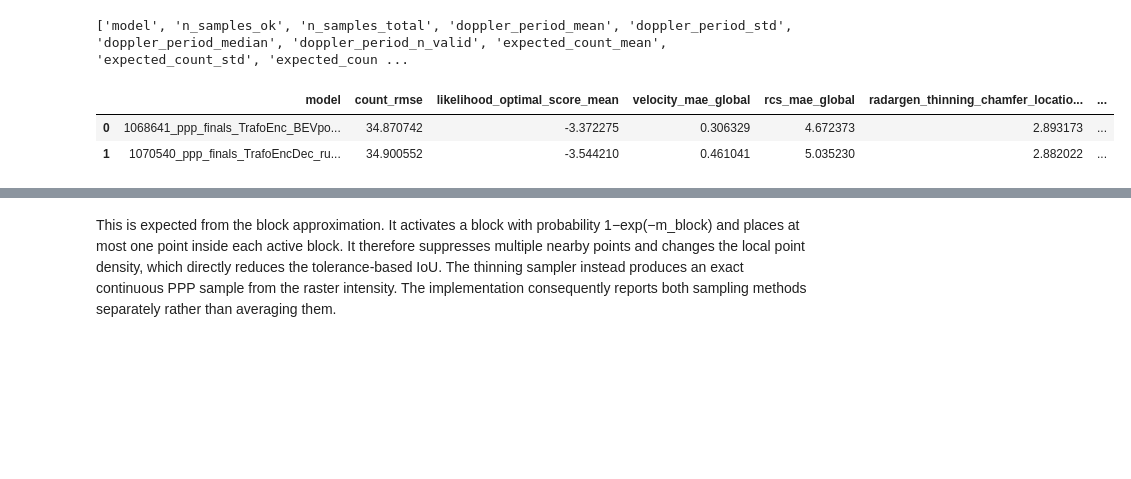
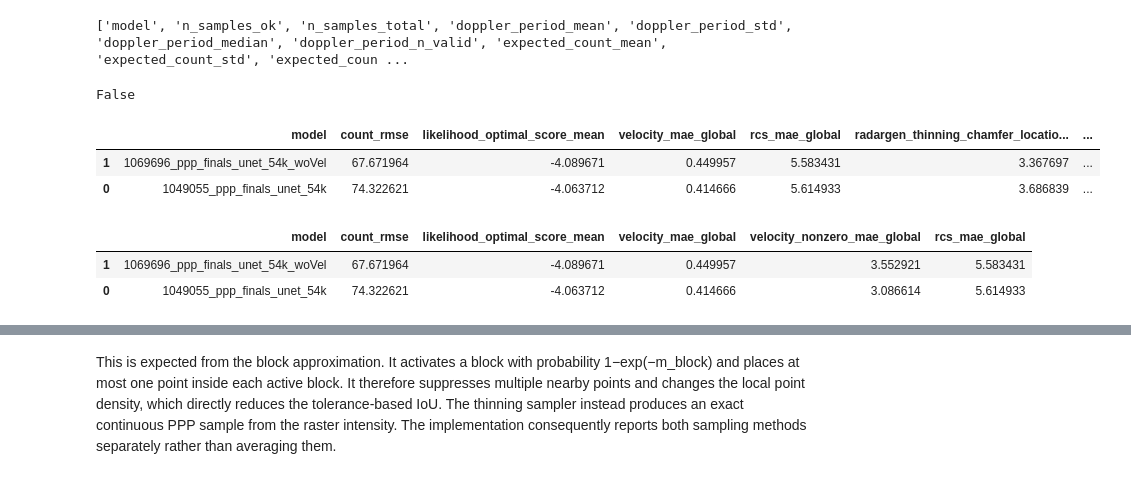
Before and after one commit to fragenabhaken-ux/CMPPP_Radar_MMSegmentation, a Jupyter notebook: ppp_cartesian_bev_metric_eval/compare_bev_models.ipynb, the cells around one changed output, grey strips where cells are left out. Drawn from its saved outputs; the diff is of its cells as text; code cells hidden in the pictures; blank space fills up the shorter version.

```diff
--- a/ppp_cartesian_bev_metric_eval/compare_bev_models.ipynb
+++ b/ppp_cartesian_bev_metric_eval/compare_bev_models.ipynb
@@ -26,6 +28,10 @@ Outputs written to /home/uik04723/repos/mmsegmentation_ppp/ppp_cartesian_bev_met
 print(df_summary.columns.to_list())
 # %% [output]
 ['model', 'n_samples_ok', 'n_samples_total', 'doppler_period_mean', 'doppler_period_std', 'doppler_period_median', 'doppler_period_n_valid', 'expected_count_mean', 'expected_count_std', 'expected_coun ...
+# %%
+'count_rmse_ci95_low' in df_samples.columns.to_list()
+# %% [output]
+False
 # %%
 all_metrics = ['model', 'n_samples_ok', 'n_samples_total', 'doppler_period_mean', 'doppler_period_std', 'doppler_period_median', 'doppler_period_n_valid',
                 'expected_count_mean', 'expected_count_std', 'expected_count_median', 'expected_count_n_valid', 'gt_count_mean', 'gt_count_std', 'gt_count_median',
@@ -116,8 +122,29 @@ selected_metrics = [
     "radargen_thinning_mmd_rcs_mean",
 ]
 # %%
-df_summary[selected_metrics].sort_values(by="count_rmse", ascending=True).head(10)
+df_summary[selected_metrics].sort_values(by="count_rmse", ascending=True)
 # %% [output]
 |  | model | count_rmse | likelihood_optimal_score_mean | velocity_mae_global | rcs_mae_global | radargen_thinning_chamfer_locatio... | ... |
-| 0 | 1068641_ppp_finals_TrafoEnc_BEVpo... | 34.870742 | -3.372275 | 0.306329 | 4.672373 | 2.893173 | ... |
-| 1 | 1070540_ppp_finals_TrafoEncDec_ru... | 34.900552 | -3.544210 | 0.461041 | 5.035230 | 2.882022 | ... |
+| 1 | 1069696_ppp_finals_unet_54k_woVel | 67.671964 | -4.089671 | 0.449957 | 5.583431 | 3.367697 | ... |
+| 0 | 1049055_ppp_finals_unet_54k | 74.322621 | -4.063712 | 0.414666 | 5.614933 | 3.686839 | ... |
+# %%
+
+ppp_metrics = [
+    "model",
+
+    # Expected count
+    "count_rmse",
+
+    # Spatial PPP score
+    "likelihood_optimal_score_mean",
+
+    # Mark prediction
+    "velocity_mae_global",
+    "velocity_nonzero_mae_global",
+    "rcs_mae_global",
+]
+df_summary[ppp_metrics].sort_values(by="count_rmse", ascending=True)
+# %% [output]
+|  | model | count_rmse | likelihood_optimal_score_mean | velocity_mae_global | velocity_nonzero_mae_global | rcs_mae_global |
+| 1 | 1069696_ppp_finals_unet_54k_woVel | 67.671964 | -4.089671 | 0.449957 | 3.552921 | 5.583431 |
+| 0 | 1049055_ppp_finals_unet_54k | 74.322621 | -4.063712 | 0.414666 | 3.086614 | 5.614933 |
```
Also changed, not shown: parts of 10 cells of this notebook, 22 other files.
